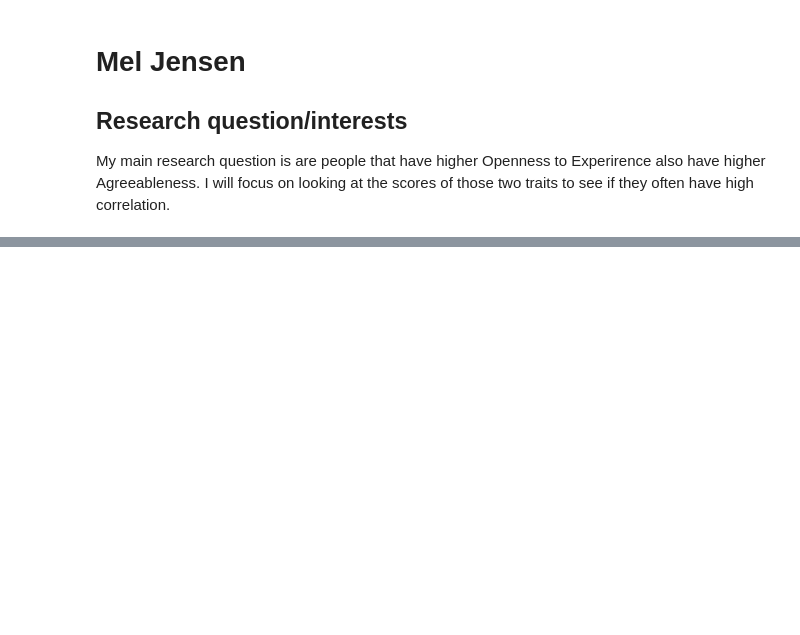
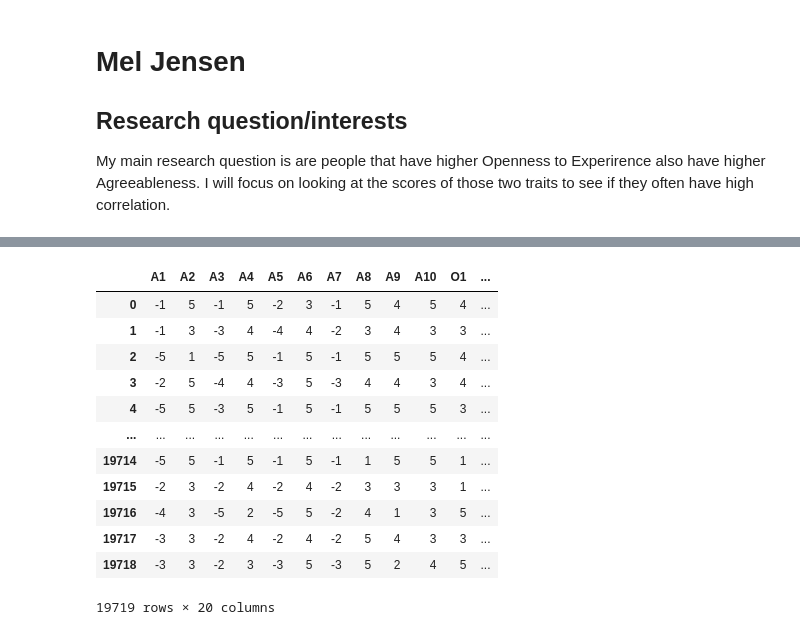
Before and after one commit to ubco-W2022T1-cosc301/project-group23, a Jupyter notebook: notebooks/analysis1.ipynb, the cells around one changed output, grey strips where cells are left out. Saved outputs shown, nothing was run; the diff lists cells and outputs as text; code cells hidden in the pictures; blank space fills up the shorter version.

```diff
--- a/notebooks/analysis1.ipynb
+++ b/notebooks/analysis1.ipynb
@@ -59,0 +11,5 @@ newData
+# %%
+file = ('../data/raw/data.csv')
+df = pd.read_csv(file, sep='\t')
+
+df
@@ -59,0 +73,43 @@ newData
+# %%
+## From these I need to pull the columns I need and convert them to negative values if needed
+
+NewA1=-(df['A1'])
+NewA2=(df['A2'])
+NewA3=-(df['A3'])
+NewA4=(df['A4'])
+NewA5=-(df['A5'])
+NewA6=(df['A6'])
+NewA7=-(df['A7'])
+NewA8=(df['A8'])
+NewA9=(df['A9'])
+NewA10=(df['A10'])
+NewO1=(df['O1'])
+NewO2=-(df['O2'])
+NewO3=(df['O3'])
+NewO4=-(df['O4'])
+NewO5=(df['O5'])
+NewO6=-(df['O6'])
+NewO7=(df['O7'])
+NewO8=(df['O8'])
+NewO9=(df['O9'])
+NewO10=(df['O10'])
+# %%
+## Create a dataframe with the values I need
+frames=[NewA1, NewA2, NewA3, NewA4, NewA5, NewA6, NewA7, NewA8, NewA9, NewA10,
+    NewO1, NewO2, NewO3, NewO4, NewO5, NewO6, NewO7, NewO8, NewO9, NewO10]
+df2 = pd.concat(frames, axis=1)
+df2
+# %% [output]
+|  | A1 | A2 | A3 | A4 | A5 | A6 | A7 | A8 | A9 | A10 | O1 | ... |
+| 0 | -1 | 5 | -1 | 5 | -2 | 3 | -1 | 5 | 4 | 5 | 4 | ... |
+| 1 | -1 | 3 | -3 | 4 | -4 | 4 | -2 | 3 | 4 | 3 | 3 | ... |
+| 2 | -5 | 1 | -5 | 5 | -1 | 5 | -1 | 5 | 5 | 5 | 4 | ... |
+| 3 | -2 | 5 | -4 | 4 | -3 | 5 | -3 | 4 | 4 | 3 | 4 | ... |
+| 4 | -5 | 5 | -3 | 5 | -1 | 5 | -1 | 5 | 5 | 5 | 3 | ... |
+| ... | ... | ... | ... | ... | ... | ... | ... | ... | ... | ... | ... | ... |
+| 19714 | -5 | 5 | -1 | 5 | -1 | 5 | -1 | 1 | 5 | 5 | 1 | ... |
+| 19715 | -2 | 3 | -2 | 4 | -2 | 4 | -2 | 3 | 3 | 3 | 1 | ... |
+| 19716 | -4 | 3 | -5 | 2 | -5 | 5 | -2 | 4 | 1 | 3 | 5 | ... |
+| 19717 | -3 | 3 | -2 | 4 | -2 | 4 | -2 | 5 | 4 | 3 | 3 | ... |
+| 19718 | -3 | 3 | -2 | 3 | -3 | 5 | -3 | 5 | 2 | 4 | 5 | ... |
+19719 rows × 20 columns
```
Also changed, not shown: parts of 15 cells of this notebook.
